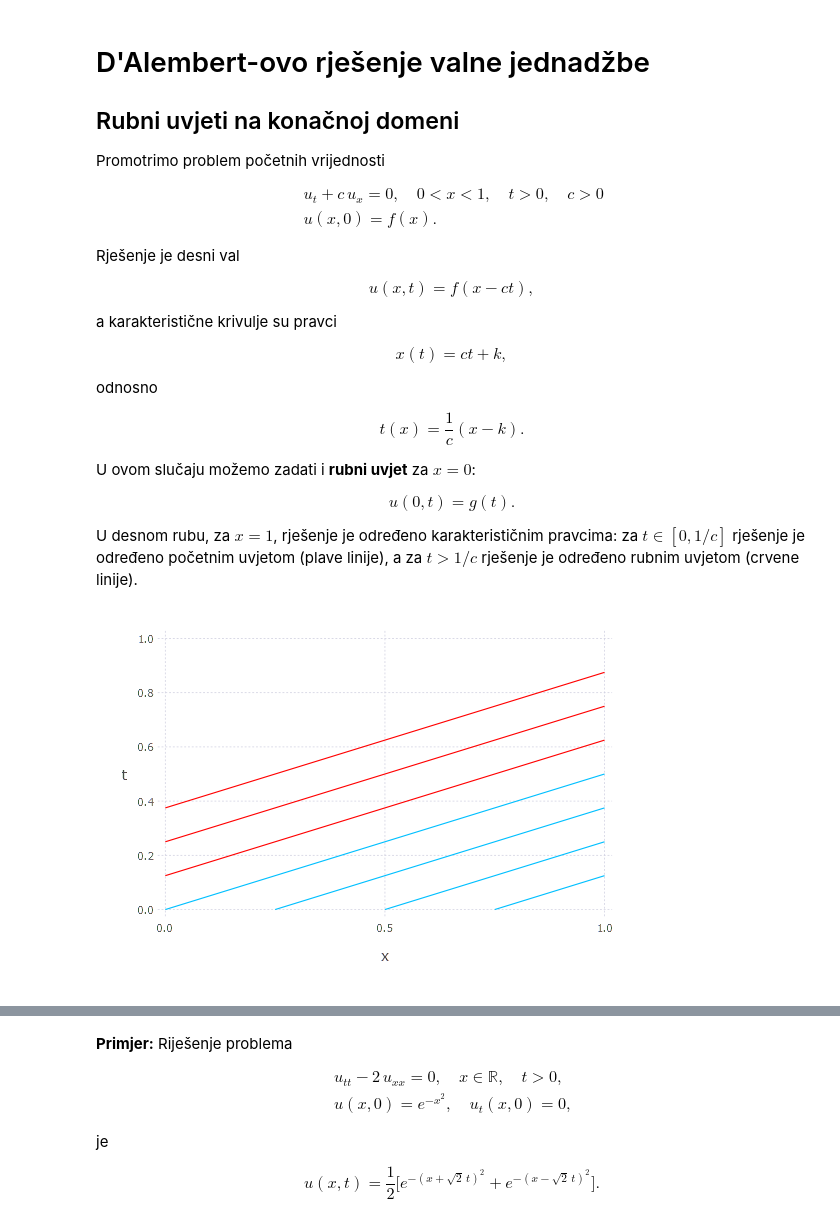
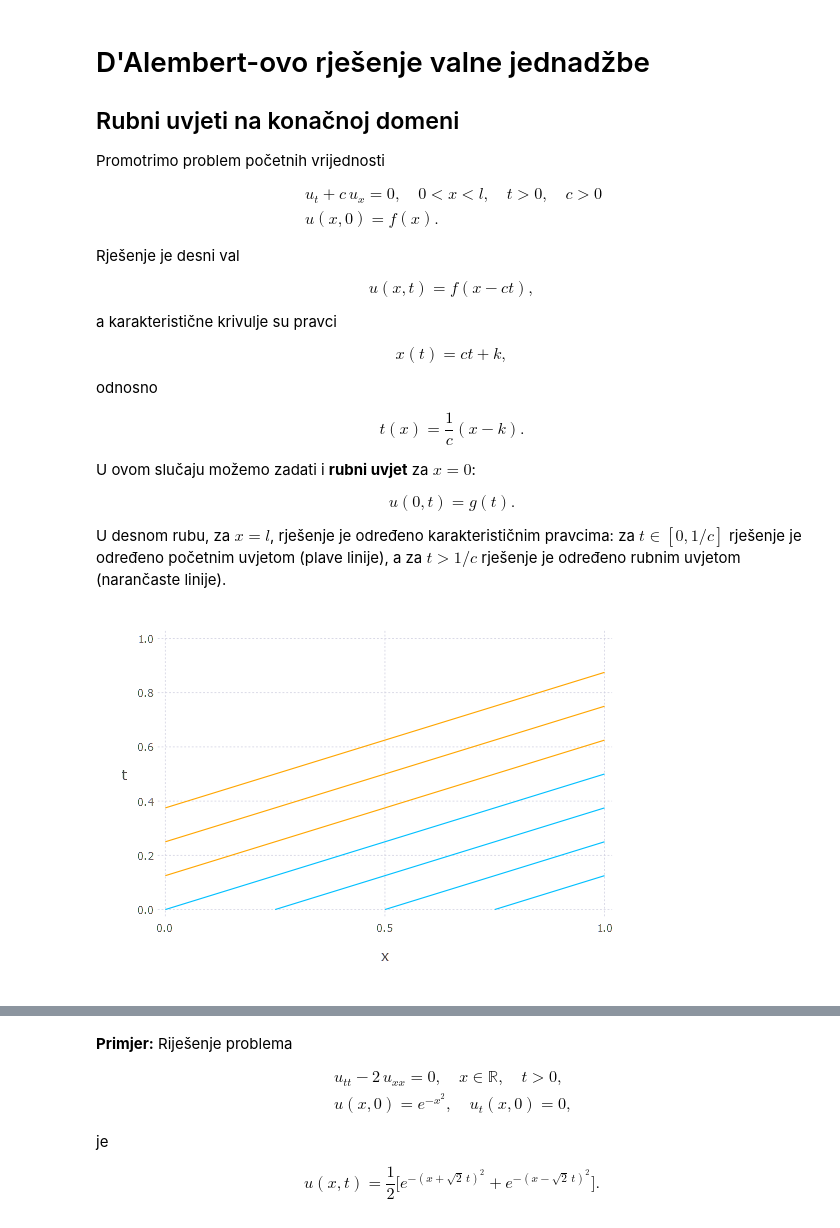
Before and after one commit to ivanslapnicar/Matematika-posebna_poglavlja, a Jupyter notebook: src/MPP07c_DAlembertovo_rjesenje.ipynb, the cells around one changed output, grey strips where cells are left out. Drawn from its saved outputs; the diff is of its cells as text; code cells hidden in the pictures.

```diff
--- a/src/MPP07c_DAlembertovo_rjesenje.ipynb
+++ b/src/MPP07c_DAlembertovo_rjesenje.ipynb
@@ -7,7 +7,7 @@
 Promotrimo problem početnih vrijednosti
 
 \begin{align*}
-&u_t+c\, u_x=0, \quad 0<x<1, \quad t>0,\quad c>0 \\
+&u_t+c\, u_x=0, \quad 0<x<l, \quad t>0,\quad c>0 \\
 &u(x,0)=f(x).
 \end{align*}
 
@@ -35,19 +35,20 @@ $$
 u(0,t)=g(t).
 $$
 
-U desnom rubu, za $x=1$, rješenje je određeno karakterističnim pravcima: za $t\in[0,1/c]$ rješenje je određeno početnim uvjetom (plave linije), a za $t>1/c$ rješenje je određeno rubnim uvjetom (crvene linije).
+U desnom rubu, za $x=l$, rješenje je određeno karakterističnim pravcima: za $t\in[0,1/c]$ rješenje je određeno početnim uvjetom (plave linije), a za $t>1/c$ rješenje je određeno rubnim uvjetom (narančaste linije).
 # %%
 using Gadfly
 # %%
+# Za l=1
 c=2
 tx(x,k)=(x-k)/c
 plot(layer(x->tx(x,0),0,1),
     layer(x->tx(x,0.25),0.25,1),
     layer(x->tx(x,0.5),0.5,1),
     layer(x->tx(x,0.75),0.75,1),
-    layer(x->tx(x,-0.25),0,1,Theme(default_color=colorant"red")),
-    layer(x->tx(x,-0.5),0,1,Theme(default_color=colorant"red")),
-    layer(x->tx(x,-0.75),0,1,Theme(default_color=colorant"red")),
+    layer(x->tx(x,-0.25),0,1,Theme(default_color=colorant"orange")),
+    layer(x->tx(x,-0.5),0,1,Theme(default_color=colorant"orange")),
+    layer(x->tx(x,-0.75),0,1,Theme(default_color=colorant"orange")),
     Guide.xlabel("x"),Guide.ylabel("t"))
 # %% [output]
-[figure, old version]
+[figure, new version]
```
Also changed, not shown: parts of 13 cells of this notebook, 1 other file.
